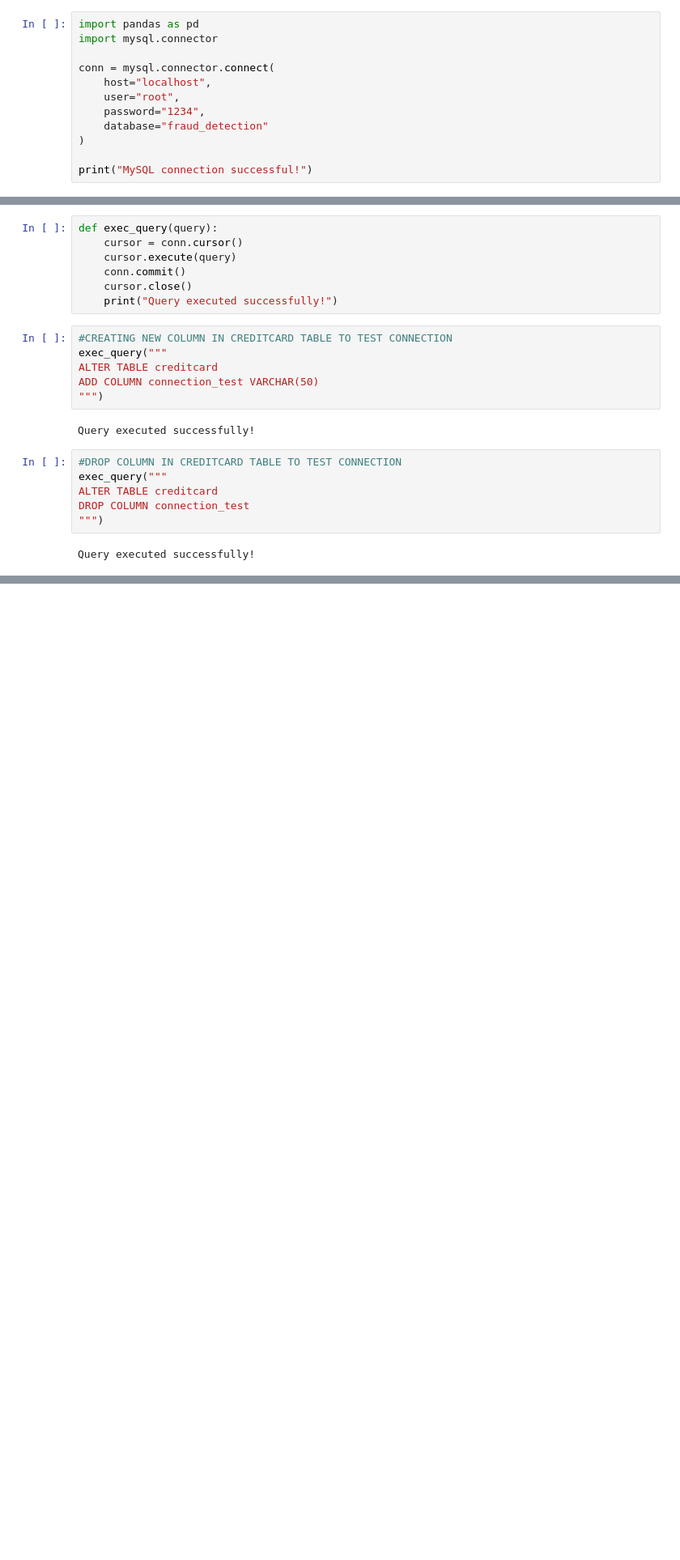
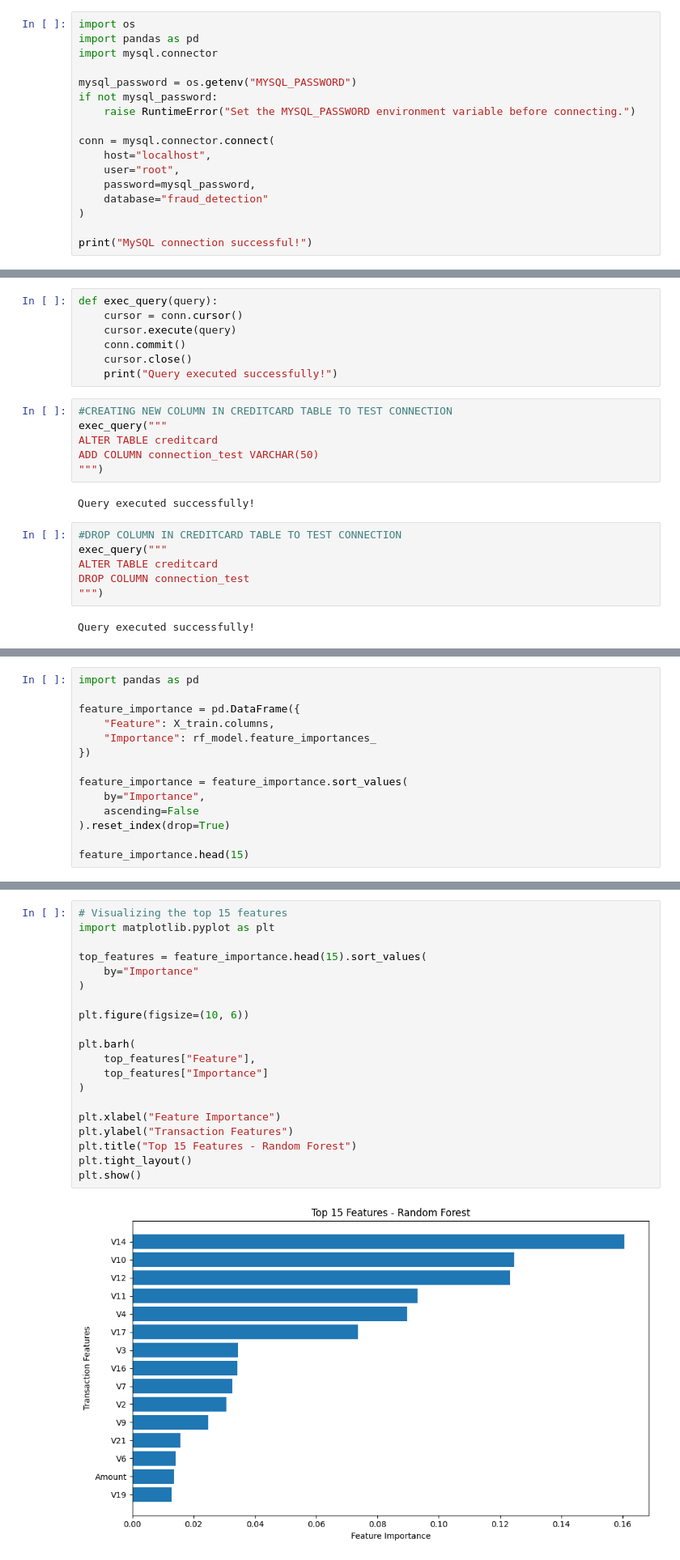
Before and after one commit to Sibiart/Fraud-Detection-Streaming-Analytics, a Jupyter notebook: Python/Fraud_Exploration.ipynb, the cells around one changed output, grey strips where cells are left out. Shown at 81% size. Saved outputs shown, nothing was run; the diff lists cells and outputs as text; blank space fills up the shorter version.

Commit message:
Update fraud detection analysis and models
Co-authored-by: Copilot <223556219+Copilot@users.noreply.github.com>

```diff
--- a/Python/Fraud_Exploration.ipynb
+++ b/Python/Fraud_Exploration.ipynb
@@ -9,12 +9,17 @@ Note: you may need to restart the kernel to use updated packages.
 [notice] To update, run: python.exe -m pip install --upgrade pip
 # %%
+import os
 import pandas as pd
 import mysql.connector
+
+mysql_password = os.getenv("MYSQL_PASSWORD")
+if not mysql_password:
+    raise RuntimeError("Set the MYSQL_PASSWORD environment variable before connecting.")
 
 conn = mysql.connector.connect(
     host="localhost",
     user="root",
-    password="1234",
+    password=mysql_password,
     database="fraud_detection"
 )
 
@@ -766,0 +967,14 @@ Query executed successfully!
+# %%
+import pandas as pd
+
+feature_importance = pd.DataFrame({
+    "Feature": X_train.columns,
+    "Importance": rf_model.feature_importances_
+})
+
+feature_importance = feature_importance.sort_values(
+    by="Importance",
+    ascending=False
+).reset_index(drop=True)
+
+feature_importance.head(15)
@@ -766,0 +998,22 @@ Query executed successfully!
+# %%
+# Visualizing the top 15 features
+import matplotlib.pyplot as plt
+
+top_features = feature_importance.head(15).sort_values(
+    by="Importance"
+)
+
+plt.figure(figsize=(10, 6))
+
+plt.barh(
+    top_features["Feature"],
+    top_features["Importance"]
+)
+
+plt.xlabel("Feature Importance")
+plt.ylabel("Transaction Features")
+plt.title("Top 15 Features - Random Forest")
+plt.tight_layout()
+plt.show()
+# %% [output]
+[figure, added]
```
Also changed, not shown: parts of 57 cells of this notebook, 4 other files.
